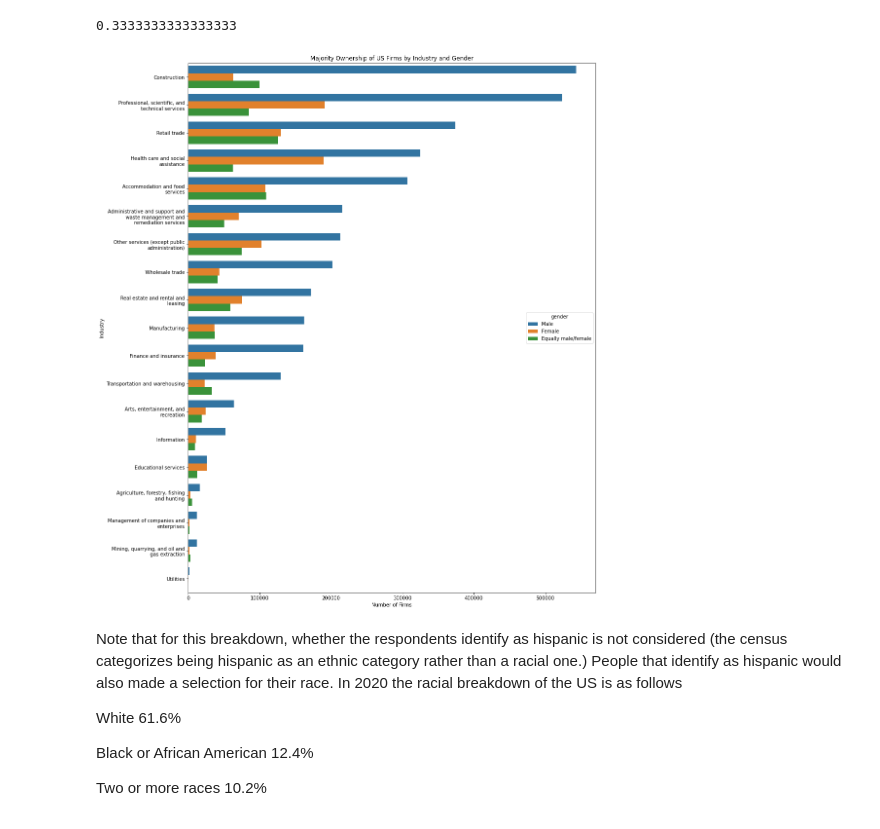
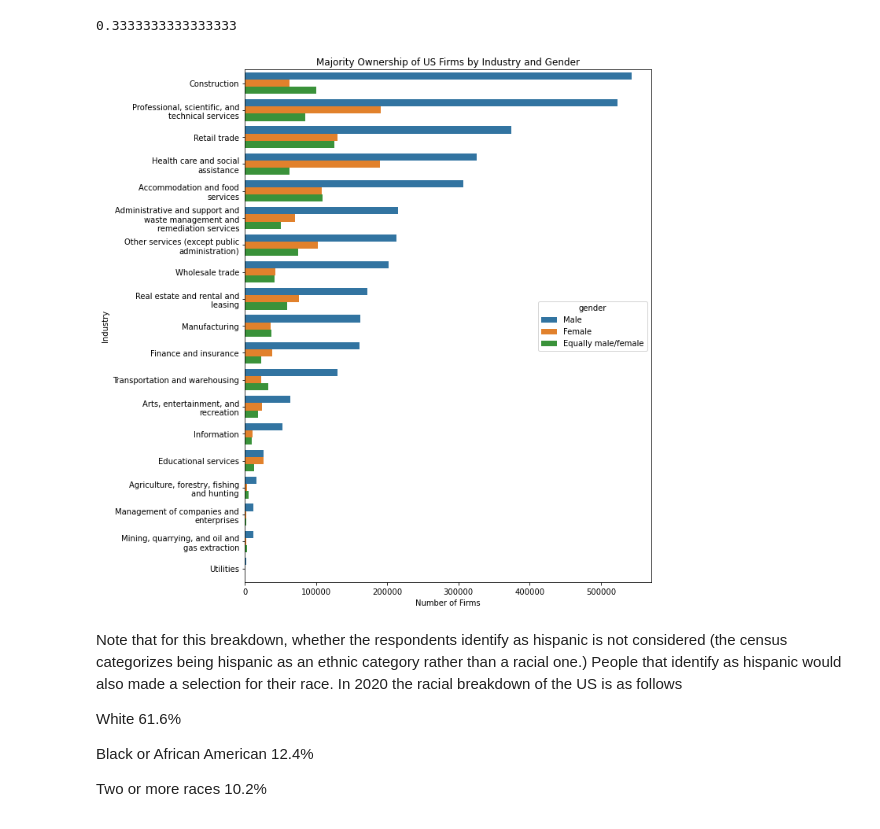
Before and after one commit to jedc4xer/abs_group_assessment, a Jupyter notebook: jake_working_copy.ipynb, the cells around one changed output. Saved outputs shown, nothing was run; the diff lists cells and outputs as text; code cells hidden in the pictures.

```diff
--- a/jake_working_copy.ipynb
+++ b/jake_working_copy.ipynb
@@ -174,19 +174,21 @@ workingDF = workingDF.sort_values(by = 'firmpdemp', ascending = False)
 labels = workingDF['industry'].unique()
 labels = [ '\n'.join(wrap(l, 30)) for l in labels ]
 # %%
-plt.figure(figsize=(15, 20))
+plt.figure(figsize=(10, 10))
 
 ax = sns.barplot(data = workingDF, y = 'industry', x = 'firmpdemp', hue = 'gender')
 ax.set(xlabel ="Number of Firms", ylabel = "Industry", title ='Majority Ownership of US Firms by Industry and Gender')
 ax.set_yticklabels(labels)
+plt.tight_layout()
 plt.show()
+ax.figure.savefig('visual1.png')
 #plt.xticks(rotation = 90)
 #Education Services has the highest female ownership:male ownership ratio, followed by health care and social services
 #The most male-dominated industry tracked is construction
 #The industry with the greatest occurrence of equal male/female ownership was in retail trade
 #US population is ~50.5% female
 # %% [output]
-[figure, old version]
+[figure, new version]
 # %%
 #Investigate construction gender disparity by state
 #Do a lambda to calculate ratio of male:female
```
Also changed, not shown: parts of 3 cells of this notebook, 2 other files.
